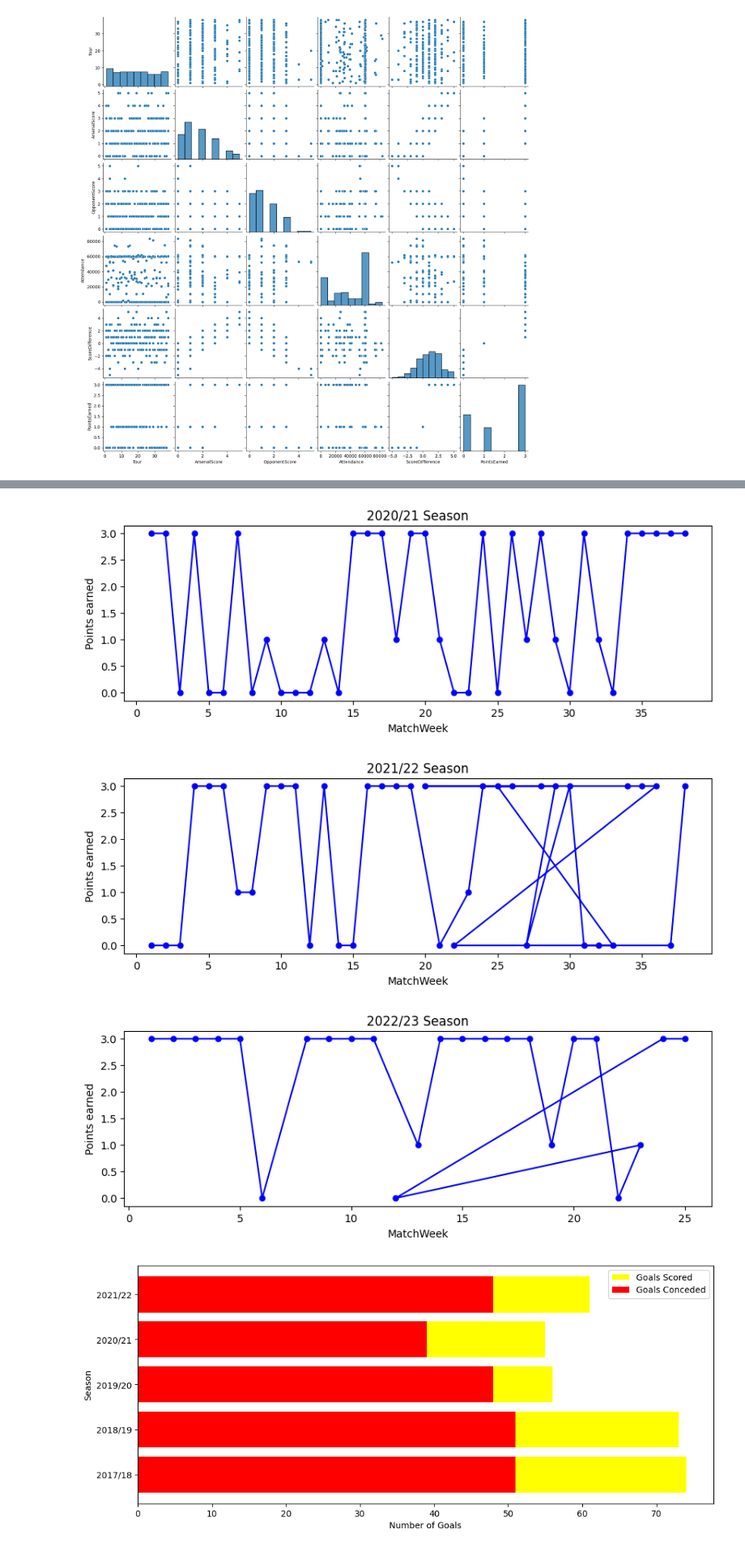
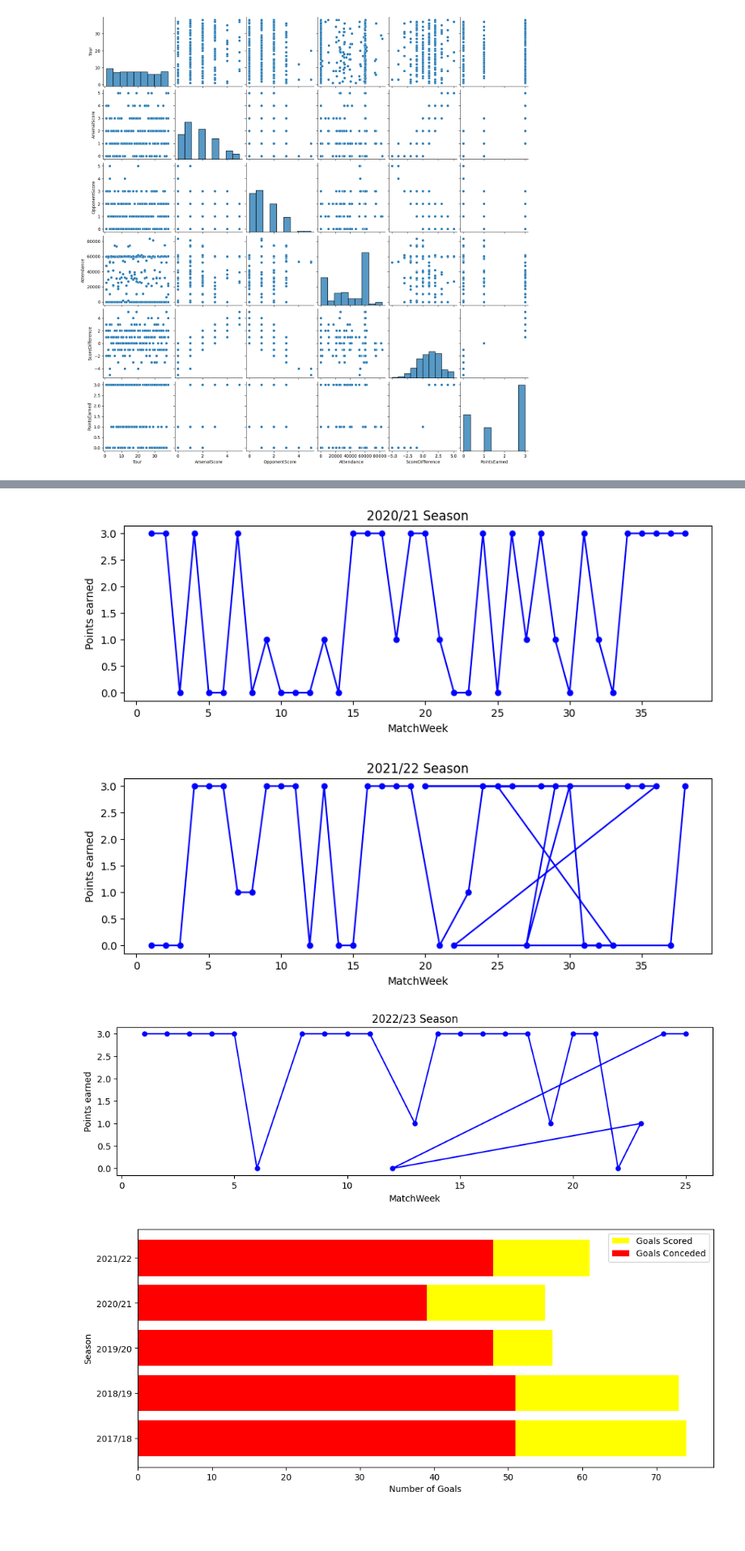
Before and after one commit to pranjalsinha1205/Arsenal_Matches_17_22_data_analysis, a Jupyter notebook: Arsenal_Matches_2017_22_Analysis.ipynb, the cells around one changed output, grey strips where cells are left out. Shown at 81% size. Drawn from its saved outputs; the diff is of its cells as text; code cells hidden in the pictures; blank space fills up the shorter version.

```diff
--- a/Arsenal_Matches_2017_22_Analysis.ipynb
+++ b/Arsenal_Matches_2017_22_Analysis.ipynb
@@ -533,35 +544,35 @@ for i in range(n4,n5):
   l1.append(df['Tour'][i])
   l2.append(df["PointsEarned"][i])
 
 plt.figure(figsize=(10,3))
 plt.plot(l1, l2, color="b", marker="o", markersize=5)
 plt.xlabel("MatchWeek")
 plt.ylabel("Points earned")
 plt.title("2021/22 Season")
 plt.show()
 print()
 
 num_22_23 = df[df['Season'] == "2022/23"].value_counts()
 n6 = n5 + len(num_22_23)
 l1 = []
 l2 = []
 for i in range(n5,n6):
   l1.append(df['Tour'][i])
   l2.append(df["PointsEarned"][i])
 
-plt.figure(figsize=(10,3))
+plt.figure(figsize=(12,3))
 plt.plot(l1, l2, color="b", marker="o", markersize=5)
 plt.xlabel("MatchWeek")
 plt.ylabel("Points earned")
 plt.title("2022/23 Season")
 plt.show()
 # %% [output]
 [figure]
 [figure]
 [figure]
 [figure]
 [figure]
-[figure, old version]
+[figure, new version]
 # %%
 goals_scored_17_18 = 0
 goals_conceded_17_18 = 0
```
Also changed, not shown: parts of 5 cells of this notebook.
